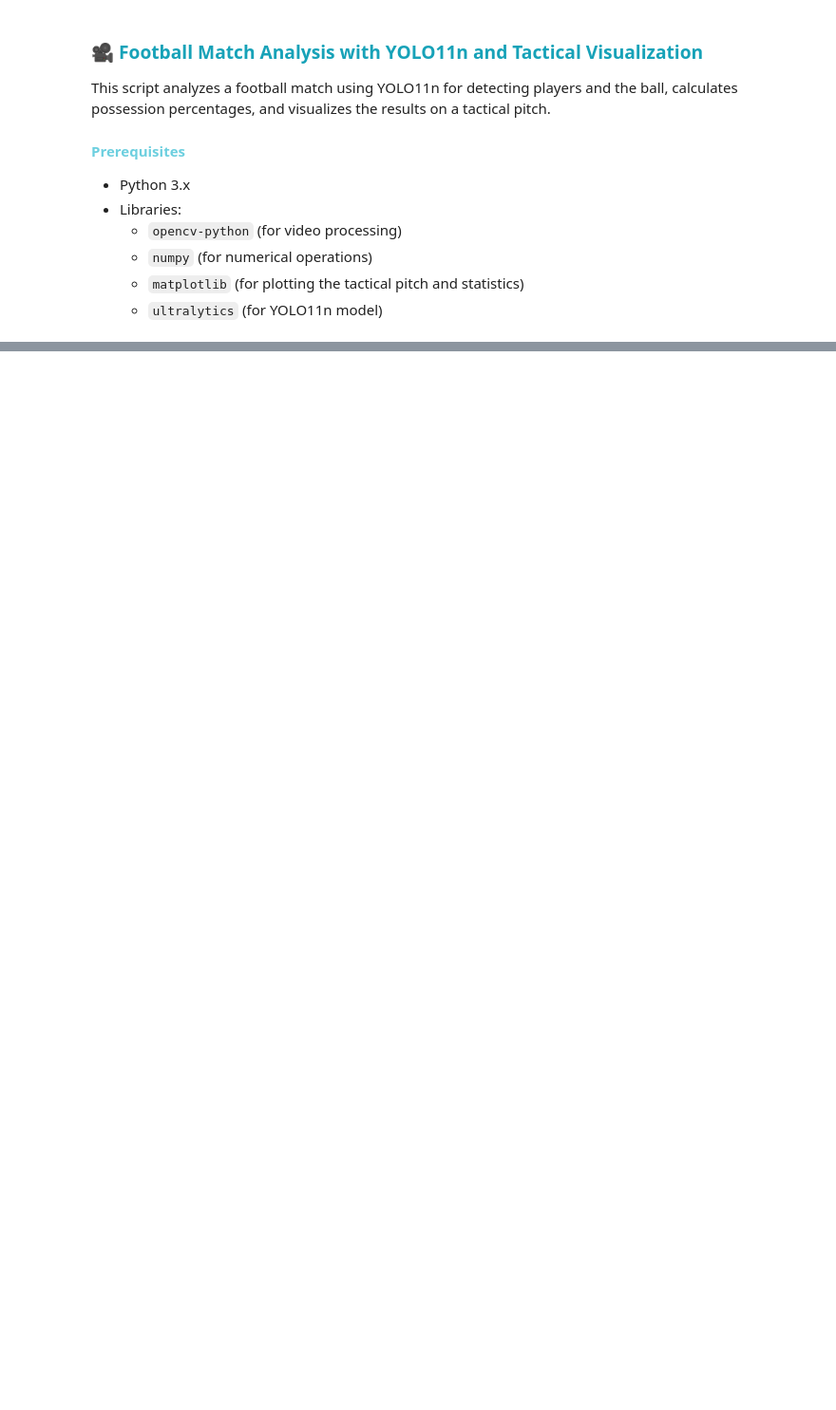
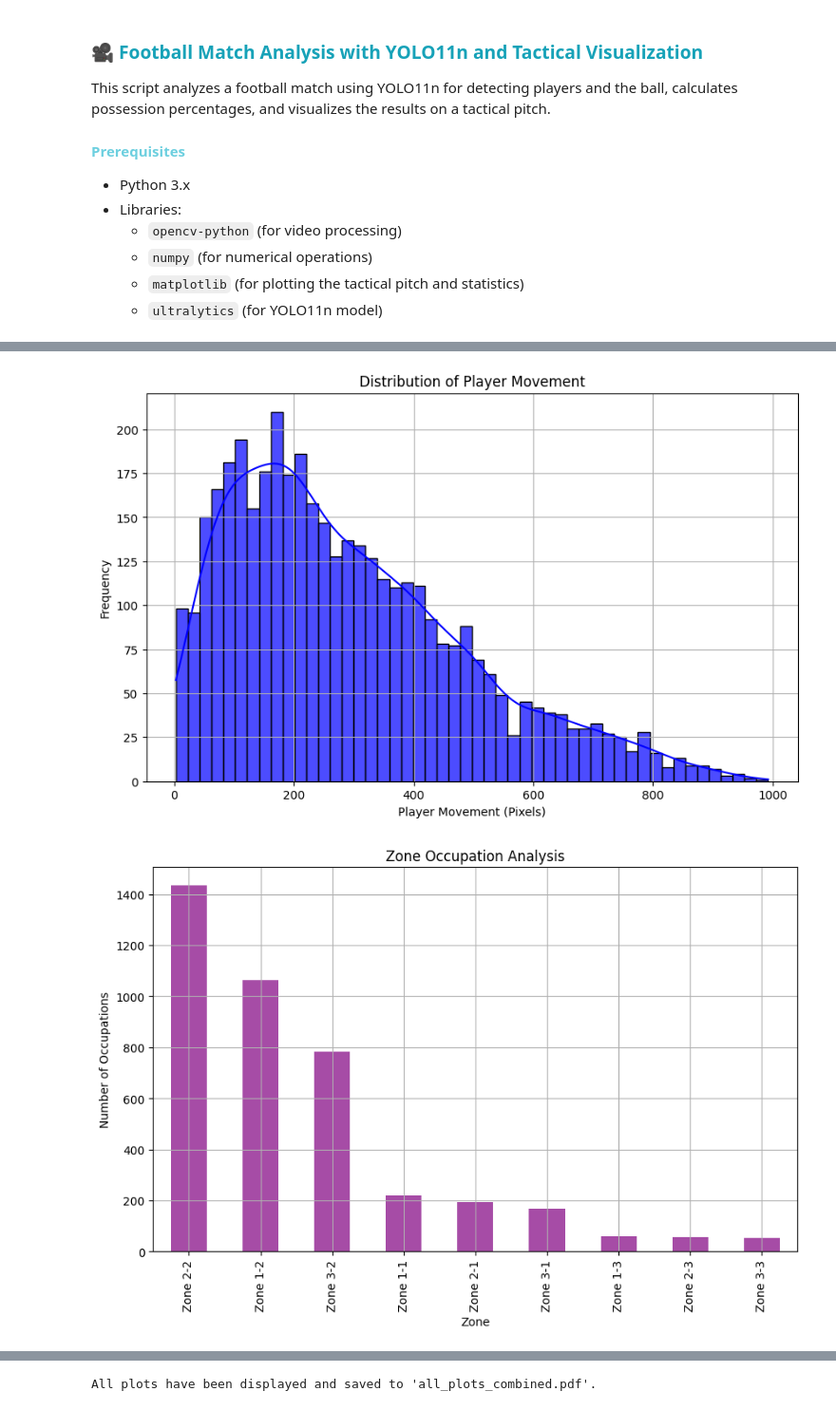
Before and after one commit to ZahraZellazi/TacTicSense_4DS9, a Jupyter notebook: TacticAnalysis.ipynb, the cells around one changed output, grey strips where cells are left out. Shown at 95% size. Drawn from its saved outputs; the diff is of its cells as text; code cells hidden in the pictures; blank space fills up the shorter version.

```diff
--- a/TacticAnalysis.ipynb
+++ b/TacticAnalysis.ipynb
@@ -1267,0 +1476,76 @@ Tactical recommendations are based on player movement, pass effectiveness, zone
+# %%
+import pandas as pd
+import numpy as np
+import matplotlib.pyplot as plt
+import seaborn as sns
+from matplotlib.backends.backend_pdf import PdfPages
+
+# Load the prepared dataset
+file_path = "prepared_detections.csv"
+df = pd.read_csv(file_path)
+
+# Create a PdfPages object to save all plots in a single PDF file
+with PdfPages('all_plots_combined.pdf') as pdf:
+
+    # 1. Player Movement Distribution Plot
+    plt.figure(figsize=(10, 6))
+    sns.histplot(df['Player Movement'], bins=50, kde=True, color='blue', alpha=0.7)
+    plt.title('Distribution of Player Movement')
+    plt.xlabel('Player Movement (Pixels)')
+    plt.ylabel('Frequency')
+    plt.grid(True)
+    pdf.savefig()  # Save the current figure into the PDF
+    plt.show()  # Display the plot
+    plt.close()
+
+    # 2. Zone Occupation Plot (Bar Plot for Zone Occupation)
+    zone_occupation = df.groupby('Player Zone').size()
+    plt.figure(figsize=(10, 6))
+    zone_occupation.sort_values(ascending=False).plot(kind='bar', color='purple', alpha=0.7)
+    plt.title('Zone Occupation Analysis')
+    plt.xlabel('Zone')
+    plt.ylabel('Number of Occupations')
+    plt.grid(True)
+    pdf.savefig()  # Save the current figure into the PDF
+    plt.show()  # Display the plot
+    plt.close()
+
+    # 3. Ball Speed Plot (Line Plot Over Time)
+    if 'Ball Speed' in df.columns:
+        plt.figure(figsize=(10, 6))
+        plt.plot(df['Time'], df['Ball Speed'], color='red', alpha=0.7)
+        plt.title('Ball Speed Over Time')
+        plt.xlabel('Time (Seconds)')
+        plt.ylabel('Ball Speed (Pixels/Frame)')
+        plt.grid(True)
+        pdf.savefig()  # Save the current figure into the PDF
+        plt.show()  # Display the plot
+        plt.close()
+
+    # 4. Player Position Heatmap
+    plt.figure(figsize=(10, 6))
+    sns.kdeplot(data=df, x='Position X', y='Position Y', cmap='Reds', fill=True, alpha=0.7)
+    plt.title("Player Position Heatmap")
+    plt.xlabel("Field Length (X)")
+    plt.ylabel("Field Width (Y)")
+    plt.grid(True)
+    pdf.savefig()  # Save the current figure into the PDF
+    plt.show()  # Display the plot
+    plt.close()
+
+    # 5. Player Speed at Different Field Positions (Hexbin Plot)
+    plt.figure(figsize=(10, 6))
+    plt.hexbin(df['Position X'], df['Position Y'], C=df['Player Speed (km/h)'], gridsize=20, cmap='viridis')
+    plt.colorbar(label='Speed (km/h)')
+    plt.title("Player Speed at Different Field Positions")
+    plt.xlabel("Position X")
+    plt.ylabel("Position Y")
+    plt.grid(True)
+    pdf.savefig()  # Save the current figure into the PDF
+    plt.show()  # Display the plot
+    plt.close()
+
+print("All plots have been displayed and saved to 'all_plots_combined.pdf'.")
+# %% [output]
+[figure, added]
+[figure, added]
@@ -1267,0 +1554 @@ Tactical recommendations are based on player movement, pass effectiveness, zone
+All plots have been displayed and saved to 'all_plots_combined.pdf'.
```
Also changed, not shown: parts of 26 cells of this notebook.
